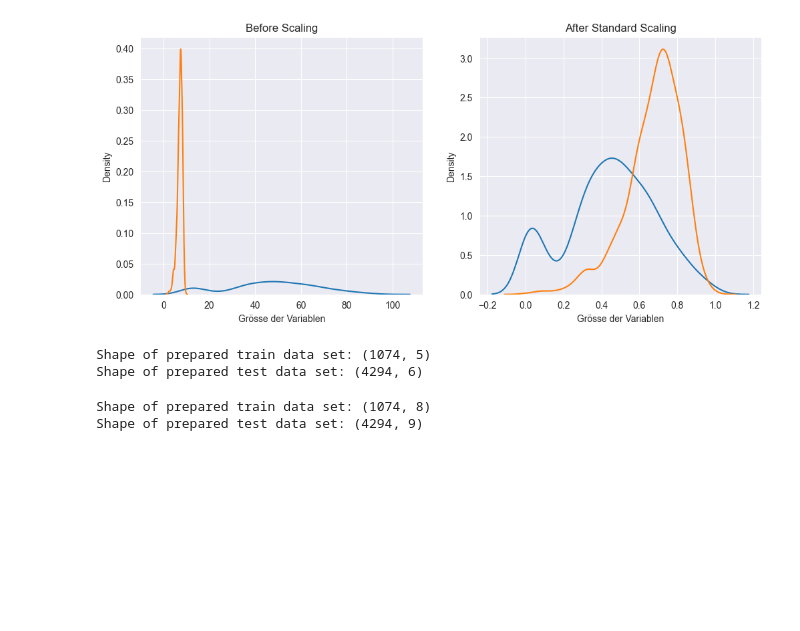
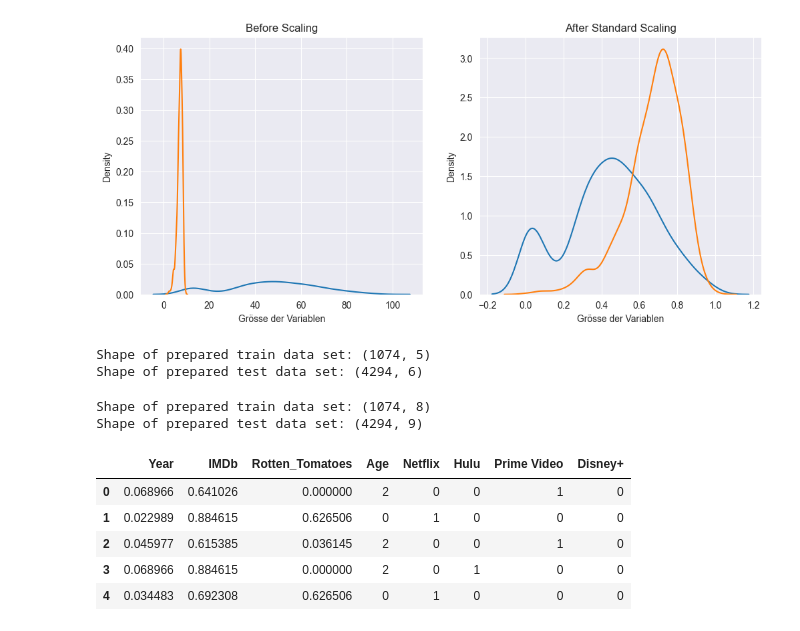
Before and after one commit to silviarutz/streaming, a Jupyter notebook: 4_scaling.ipynb, the cells around one changed output. Cells and saved outputs as stored; diff of their text form; code cells hidden in the pictures; blank space fills up the shorter version.

```diff
--- a/4_scaling.ipynb
+++ b/4_scaling.ipynb
@@ -76,13 +76,22 @@ print("Shape of prepared test data set: {}".format(X_test.shape))
 Shape of prepared train data set: (1074, 5)
 Shape of prepared test data set: (4294, 6)
 # %%
-X_train_prep_tot = pd.concat([X_train_scaled, X_train], axis = 1, ignore_index = True)
-X_test_prep_tot = pd.concat([X_test_scaled, X_test], axis = 1, ignore_index = True)
+X_train_prep_tot = pd.concat([X_train_scaled, X_train], axis = 1)
+X_test_prep_tot = pd.concat([X_test_scaled, X_test], axis = 1)
 print("Shape of prepared train data set: {}".format(X_train_prep_tot.shape))
 print("Shape of prepared test data set: {}".format(X_test_prep_tot.shape))
 # %% [output]
 Shape of prepared train data set: (1074, 8)
 Shape of prepared test data set: (4294, 9)
+# %%
+X_train_prep_tot.head()
+# %% [output]
+|  | Year | IMDb | Rotten_Tomatoes | Age | Netflix | Hulu | Prime Video | Disney+ |
+| 0 | 0.068966 | 0.641026 | 0.000000 | 2 | 0 | 0 | 1 | 0 |
+| 1 | 0.022989 | 0.884615 | 0.626506 | 0 | 1 | 0 | 0 | 0 |
+| 2 | 0.045977 | 0.615385 | 0.036145 | 2 | 0 | 0 | 1 | 0 |
+| 3 | 0.068966 | 0.884615 | 0.000000 | 2 | 0 | 1 | 0 | 0 |
+| 4 | 0.034483 | 0.692308 | 0.626506 | 0 | 1 | 0 | 0 | 0 |
 # %%
 X_train_prep_tot.to_csv("Xtrain_tvshows_scaled.csv",index=False)
 X_test_prep_tot.to_csv("Xtest_tvshows_scaled.csv",index=False)
```
Also changed, not shown: 1 other file.
